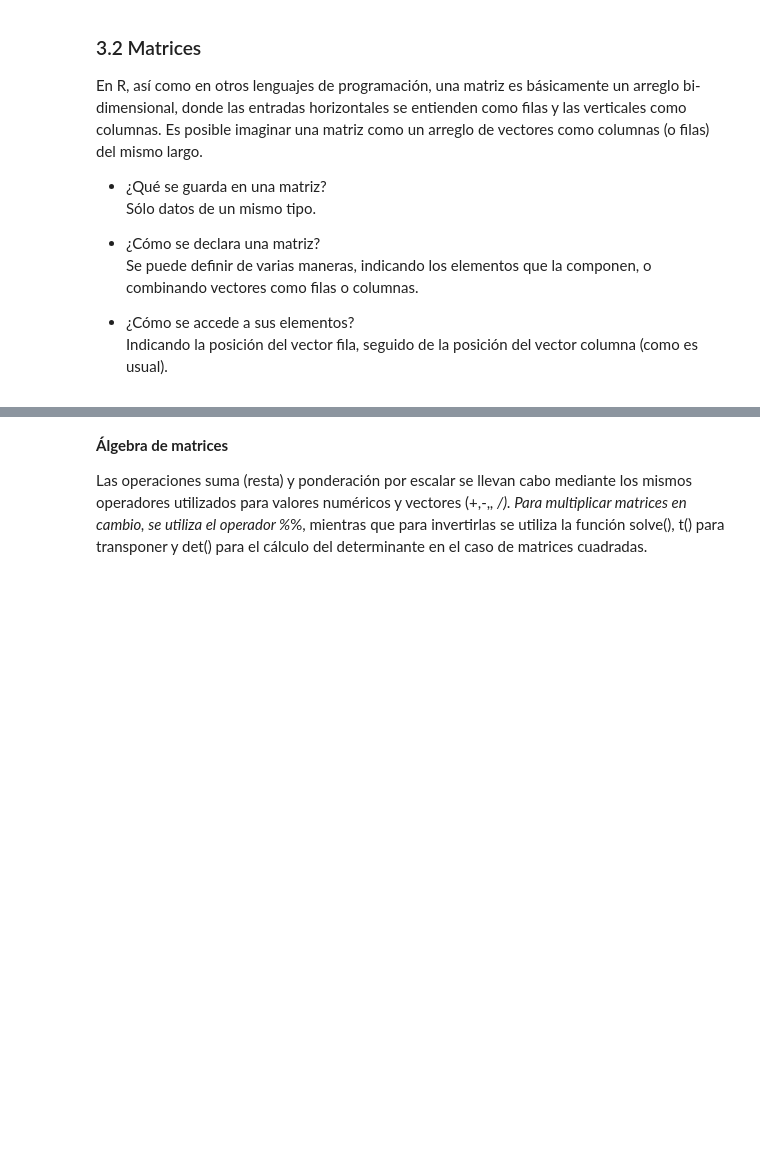
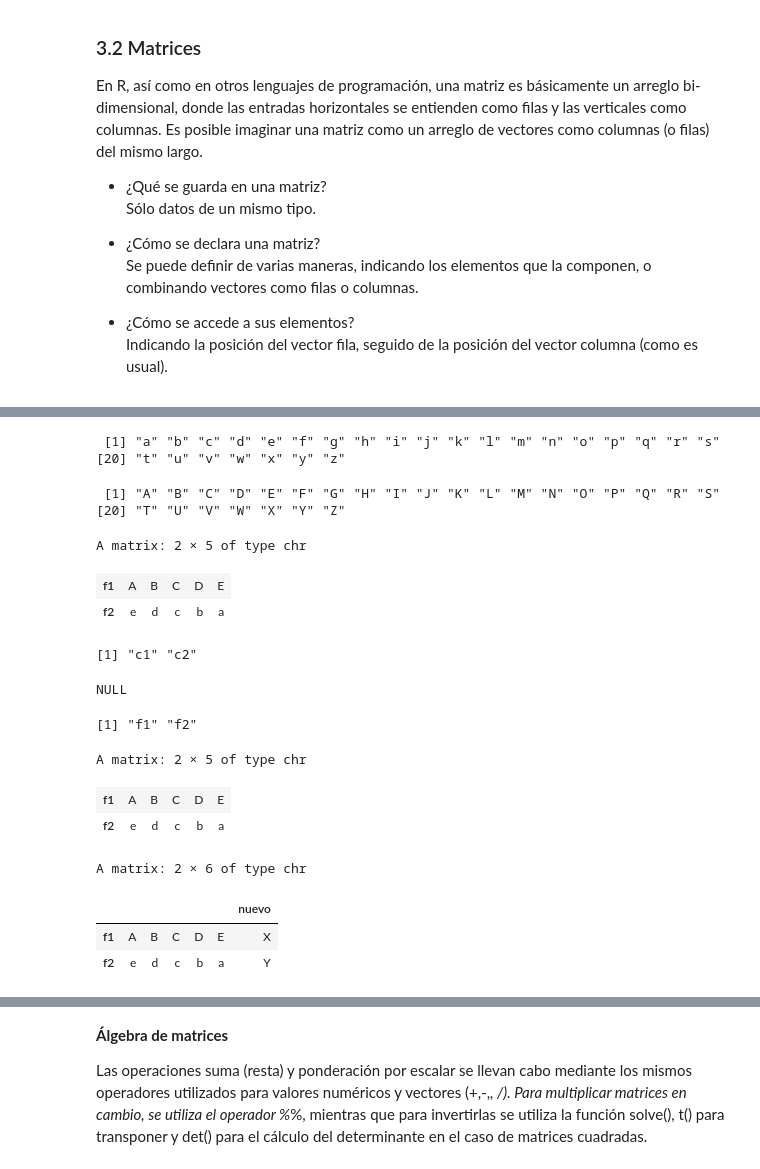
Before and after one commit to Davidestebancorrea/DBDC_202307_Programacion_en_R_para_ciencia_de_datos, a Jupyter notebook: Clases/C2/Clase_2_01_matrices.ipynb, the cells around one changed output, grey strips where cells are left out. Cells and saved outputs as stored; diff of their text form; code cells hidden in the pictures; blank space fills up the shorter version.

```diff
--- a/Clases/C2/Clase_2_01_matrices.ipynb
+++ b/Clases/C2/Clase_2_01_matrices.ipynb
@@ -80,0 +81,39 @@ M3["f2","c3"]
+# %%
+letters
+LETTERS
+# %% [output]
+ [1] "a" "b" "c" "d" "e" "f" "g" "h" "i" "j" "k" "l" "m" "n" "o" "p" "q" "r" "s"
+[20] "t" "u" "v" "w" "x" "y" "z"
+ [1] "A" "B" "C" "D" "E" "F" "G" "H" "I" "J" "K" "L" "M" "N" "O" "P" "Q" "R" "S"
+[20] "T" "U" "V" "W" "X" "Y" "Z"
+# %%
+f1 <- LETTERS[1:5]
+f2 <- letters[5:1]
+
+D <- rbind(f1,f2)
+D
+# %% [output]
+A matrix: 2 × 5 of type chr
+| f1 | A | B | C | D | E |
+| f2 | e | d | c | b | a |
+# %%
+colnames(C)
+colnames(D)
+rownames(D)
+# %% [output]
+[1] "c1" "c2"
+NULL
+[1] "f1" "f2"
+# %%
+# NOTA: Podemos añadir una fila/columna a una matriz existente
+D
+nuevo <- c("X","Y")
+cbind(D,nuevo)
+# %% [output]
+A matrix: 2 × 5 of type chr
+| f1 | A | B | C | D | E |
+| f2 | e | d | c | b | a |
+A matrix: 2 × 6 of type chr
+|  |  |  |  |  |  | nuevo |
+| f1 | A | B | C | D | E | X |
+| f2 | e | d | c | b | a | Y |
```
Also changed, not shown: parts of 42 cells of this notebook.
